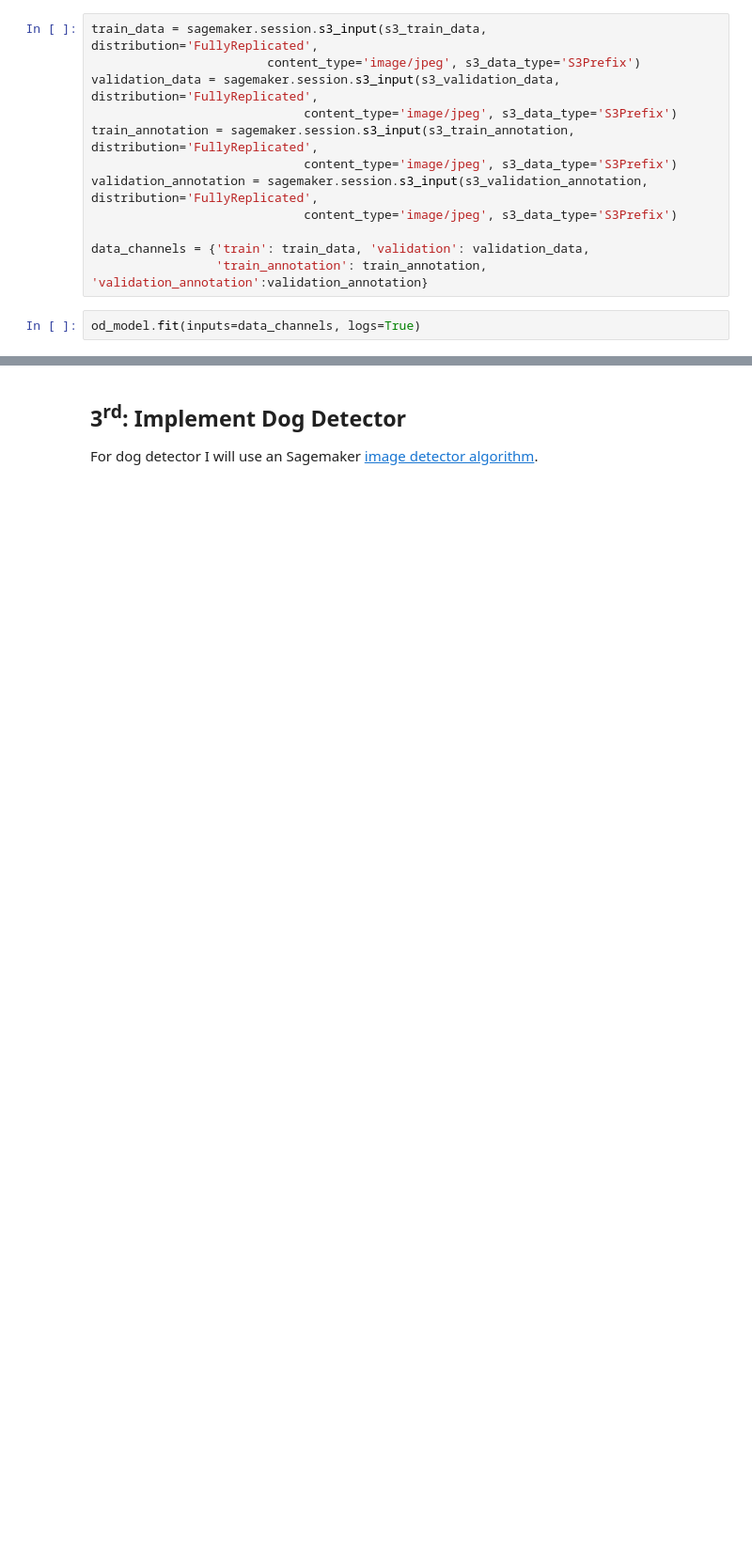
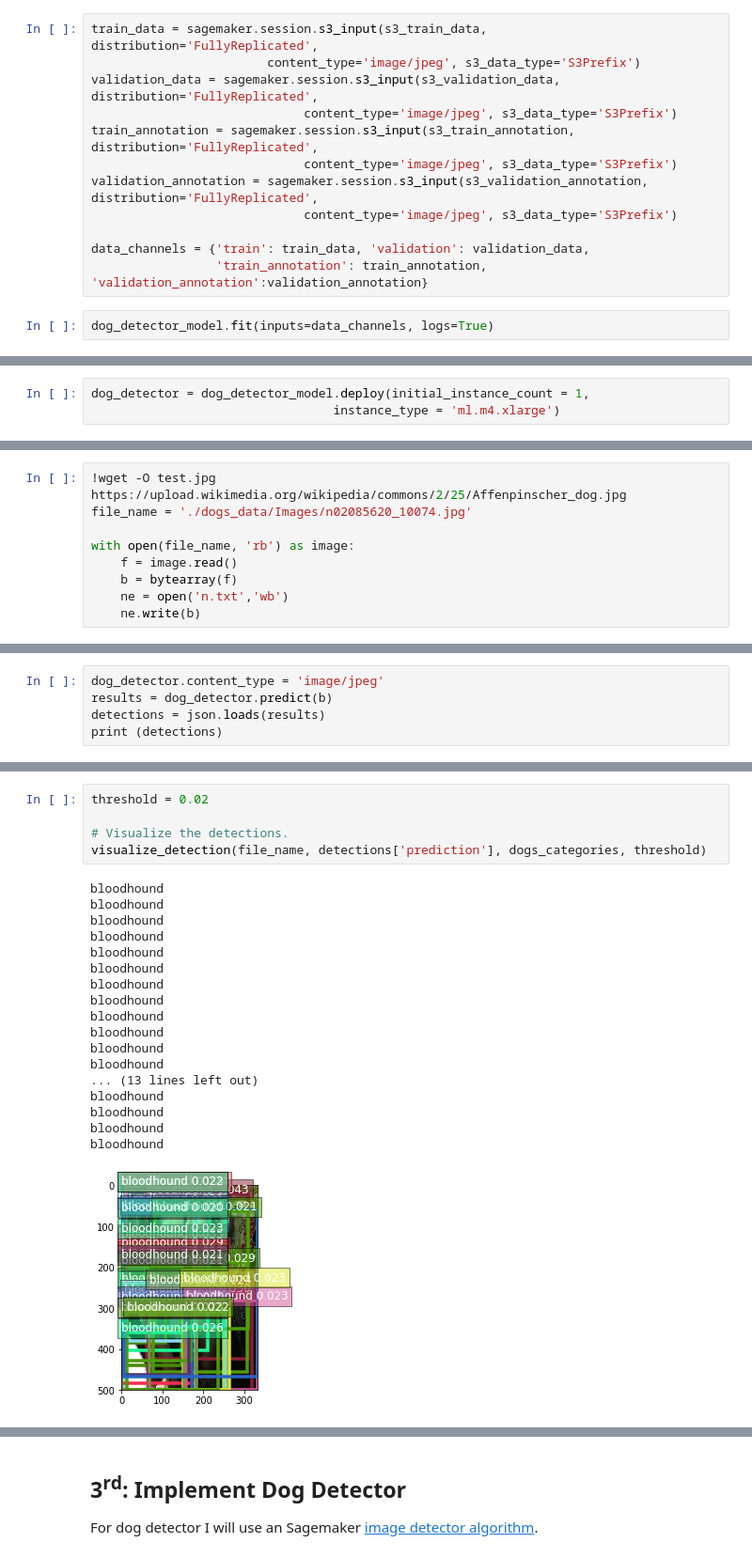
Before and after one commit to dcastellar/UdacityCapstoneProject, a Jupyter notebook: dog_breed.ipynb, the cells around one changed output, grey strips where cells are left out. Shown at 94% size. Drawn from its saved outputs; the diff is of its cells as text; blank space fills up the shorter version.

Commit message:
first detector version

```diff
--- a/dog_breed.ipynb
+++ b/dog_breed.ipynb
@@ -251,4 +260,4 @@ validation_annotation = sagemaker.session.s3_input(s3_validation_annotation, dis
 data_channels = {'train': train_data, 'validation': validation_data,
                  'train_annotation': train_annotation, 'validation_annotation':validation_annotation}
 # %%
-od_model.fit(inputs=data_channels, logs=True)
+dog_detector_model.fit(inputs=data_channels, logs=True)
@@ -296,0 +282,3 @@ torch.Size([1, 3, 224, 224])
+# %%
+dog_detector = dog_detector_model.deploy(initial_instance_count = 1,
+                                 instance_type = 'ml.m4.xlarge')
@@ -296,0 +287,9 @@ torch.Size([1, 3, 224, 224])
+# %%
+!wget -O test.jpg https://upload.wikimedia.org/wikipedia/commons/2/25/Affenpinscher_dog.jpg
+file_name = './dogs_data/Images/n02085620_10074.jpg'
+
+with open(file_name, 'rb') as image:
+    f = image.read()
+    b = bytearray(f)
+    ne = open('n.txt','wb')
+    ne.write(b)
@@ -296,0 +307,5 @@ torch.Size([1, 3, 224, 224])
+# %%
+dog_detector.content_type = 'image/jpeg'
+results = dog_detector.predict(b)
+detections = json.loads(results)
+print (detections)
@@ -296,0 +367,24 @@ torch.Size([1, 3, 224, 224])
+# %%
+threshold = 0.02
+
+# Visualize the detections.
+visualize_detection(file_name, detections['prediction'], dogs_categories, threshold)
+# %% [output]
+bloodhound
+bloodhound
+bloodhound
+bloodhound
+bloodhound
+bloodhound
+bloodhound
+bloodhound
+bloodhound
+bloodhound
+bloodhound
+bloodhound
+... (13 lines left out)
+bloodhound
+bloodhound
+bloodhound
+bloodhound
+[figure, added]
```
Also changed, not shown: parts of 20 cells of this notebook.
